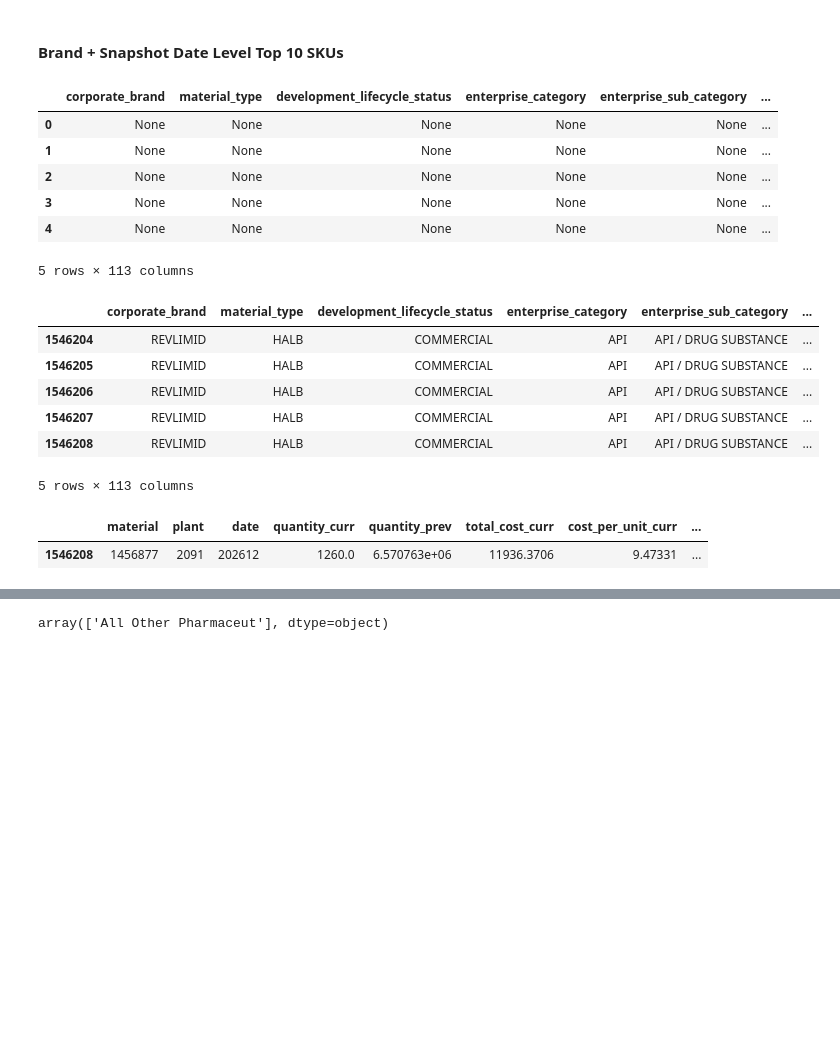
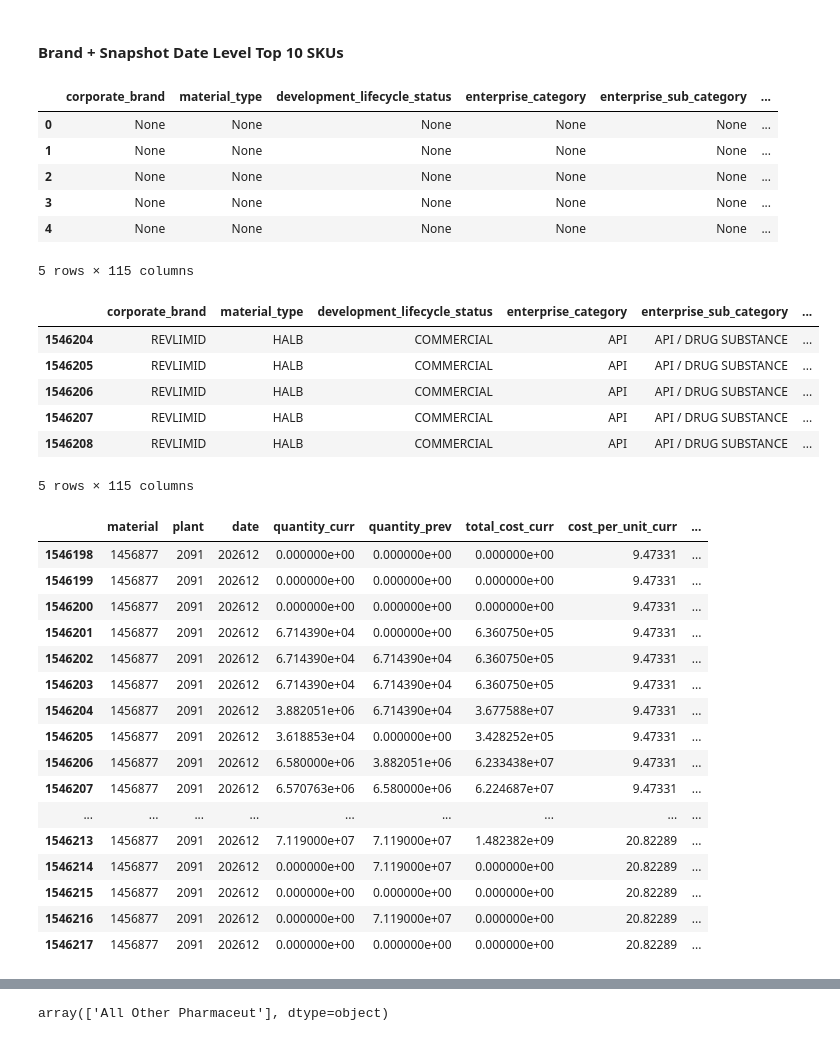
Before and after one commit to yogeshpedi/FIP_RCA, a Jupyter notebook: notebooks/FIP_RCA_AllBrands_3YE.ipynb, the cells around one changed output, grey strips where cells are left out. Cells and saved outputs as stored; diff of their text form; code cells hidden in the pictures; blank space fills up the shorter version.

```diff
--- a/notebooks/FIP_RCA_AllBrands_3YE.ipynb
+++ b/notebooks/FIP_RCA_AllBrands_3YE.ipynb
@@ -592,7 +592,7 @@ final_rca_frame["is_qty_present_greater0"] = (
 ).astype(int)
 
 # 1) history_weeks_count
-final_rca_frame["history_weeks_count"] = (
+final_rca_frame["history_weeks_count_greater0"] = (
     final_rca_frame
     .groupby(["material", "plant","date"])["is_qty_present_greater0"]
     .rolling(window=12, min_periods=1)
@@ -602,25 +602,24 @@ final_rca_frame["history_weeks_count"] = (
 
 final_rca_frame["hist_count"] = (
     final_rca_frame
-    .groupby(["material", "plant","date"])["delta_quantity"]
-    .cumcount()
+        .groupby(["material", "plant", "date"])["quantity_curr"]
+        .transform(lambda x: x.notna().cumsum() - 1)
 )
 
 final_rca_frame["has_sufficient_6periods"] = (
-    final_rca_frame["history_weeks_count"] >= 6
+    final_rca_frame["hist_count"] >= 6
 )
 
 
 # 2) presence_stability_score
 final_rca_frame["presence_stability_score"] = (
-    final_rca_frame["history_weeks_count"] / 12
+    final_rca_frame["hist_count"] / 12
 ).clip(upper=1.0)
 
-
-# 3) history_confidence
+# 3) History confidence (intentionally mirrors stability)
 final_rca_frame["history_confidence"] = (
-    final_rca_frame["history_weeks_count"] / 12
-).clip(upper=1.0)                                       # check
+    final_rca_frame["hist_count"] / 12
+).clip(upper=1.0)
 
 
 # 4) sku_presence_class
@@ -702,9 +701,6 @@ final_rca_frame["dominance_instability_flag"] = (
 
 
 # 8) RCA Mode
-# -----------------------------
-# RCA mode assignment (SAFE)
-# -----------------------------
 
 conditions = [
     # 1) No RCA: UOM change or duplicate SKU–plant
@@ -1141,10 +1137,10 @@ final_rca_frame["is_signal_base"] = ~final_rca_frame["is_noise_base"]
 final_rca_frame["is_explainable"] = (
     # data quality must be OK
     (~final_rca_frame["uom_change_flag"]) &
-    (~final_rca_frame["duplicate_sku_plant_flag"]) &
-
-    # must not be lifecycle noise
-    (final_rca_frame["sku_presence_class"] == "STABLE")
+    (~final_rca_frame["duplicate_sku_plant_flag"])
+    # &
+    # # must not be lifecycle noise -- needs data backed thresholds to handle different edge cases
+    # (final_rca_frame["sku_presence_class"] == "STABLE")
 )
 
 final_rca_frame["is_noise_governed"] = (
@@ -1166,13 +1162,6 @@ final_rca_frame.loc[
 
 final_rca_frame.loc[
     final_rca_frame["noise_reason"].isna() &
-    (final_rca_frame["sku_presence_class"] != "STABLE"),
-    "noise_reason"
-] = "ERRATIC"
-
-
-final_rca_frame.loc[
-    final_rca_frame["noise_reason"].isna() &
     final_rca_frame["is_noise_base"],
     "noise_reason"
 ] = "STATISTICAL_NOISE"
@@ -1227,7 +1216,7 @@ final_rca_frame.head()
 | 2 | None | None | None | None | None | ... |
 | 3 | None | None | None | None | None | ... |
 | 4 | None | None | None | None | None | ... |
-5 rows × 113 columns
+5 rows × 115 columns
 # %%
 v = final_rca_frame[(final_rca_frame["corporate_brand"]=='REVLIMID') & (final_rca_frame ["snapshot_date"] > "2025-11-09")
     &   (final_rca_frame ["material"] == '1456877')]
@@ -1239,26 +1228,41 @@ v.head()
 | 1546206 | REVLIMID | HALB | COMMERCIAL | API | API / DRUG SUBSTANCE | ... |
 | 1546207 | REVLIMID | HALB | COMMERCIAL | API | API / DRUG SUBSTANCE | ... |
 | 1546208 | REVLIMID | HALB | COMMERCIAL | API | API / DRUG SUBSTANCE | ... |
-5 rows × 113 columns
+5 rows × 115 columns
 # %%
 cols = ['material', 'plant', 'date', 'quantity_curr','quantity_prev', 'total_cost_curr','cost_per_unit_curr',
     "snapshot_date",'quantity_persistence_score','rolling_avg_delta_qty_12w','delta_qty_rolling_mad_12w', 'trend_strength','has_valid_cp_strength',
-       'rolling_avg_delta_qty_6w', 'trend_confirmed','change_point_detected', 'is_noise_base', 'is_signal_base','is_top10_contributor']
+       'rolling_avg_delta_qty_6w', 'trend_confirmed','change_point_detected', 'is_noise_base', 'is_signal_base','is_noise_governed','is_signal_governed']
 # ,'quantity_z_scr','has_quantity_zscore',
 #        'is_statistical_outlier_qty', 'qty_abs_pct_threshold',
 #        'is_pct_outlier_qty','is_structural_extreme_qty', 'is_quantity_outlier']
 
 
 v1 = final_rca_frame.loc[
-    (final_rca_frame["snapshot_date"] == "2025-12-05") &
+    (final_rca_frame["snapshot_date"] >= "2025-10-01") &
     (final_rca_frame["date"] == "202612") &
     (final_rca_frame["material"] == "1456877"),
     cols
 ]
 v1
 # %% [output]
 |  | material | plant | date | quantity_curr | quantity_prev | total_cost_curr | cost_per_unit_curr | ... |
-| 1546208 | 1456877 | 2091 | 202612 | 1260.0 | 6.570763e+06 | 11936.3706 | 9.47331 | ... |
+| 1546198 | 1456877 | 2091 | 202612 | 0.000000e+00 | 0.000000e+00 | 0.000000e+00 | 9.47331 | ... |
+| 1546199 | 1456877 | 2091 | 202612 | 0.000000e+00 | 0.000000e+00 | 0.000000e+00 | 9.47331 | ... |
+| 1546200 | 1456877 | 2091 | 202612 | 0.000000e+00 | 0.000000e+00 | 0.000000e+00 | 9.47331 | ... |
+| 1546201 | 1456877 | 2091 | 202612 | 6.714390e+04 | 0.000000e+00 | 6.360750e+05 | 9.47331 | ... |
+| 1546202 | 1456877 | 2091 | 202612 | 6.714390e+04 | 6.714390e+04 | 6.360750e+05 | 9.47331 | ... |
+| 1546203 | 1456877 | 2091 | 202612 | 6.714390e+04 | 6.714390e+04 | 6.360750e+05 | 9.47331 | ... |
+| 1546204 | 1456877 | 2091 | 202612 | 3.882051e+06 | 6.714390e+04 | 3.677588e+07 | 9.47331 | ... |
+| 1546205 | 1456877 | 2091 | 202612 | 3.618853e+04 | 0.000000e+00 | 3.428252e+05 | 9.47331 | ... |
+| 1546206 | 1456877 | 2091 | 202612 | 6.580000e+06 | 3.882051e+06 | 6.233438e+07 | 9.47331 | ... |
+| 1546207 | 1456877 | 2091 | 202612 | 6.570763e+06 | 6.580000e+06 | 6.224687e+07 | 9.47331 | ... |
+| ... | ... | ... | ... | ... | ... | ... | ... | ... |
+| 1546213 | 1456877 | 2091 | 202612 | 7.119000e+07 | 7.119000e+07 | 1.482382e+09 | 20.82289 | ... |
+| 1546214 | 1456877 | 2091 | 202612 | 0.000000e+00 | 7.119000e+07 | 0.000000e+00 | 20.82289 | ... |
+| 1546215 | 1456877 | 2091 | 202612 | 0.000000e+00 | 0.000000e+00 | 0.000000e+00 | 20.82289 | ... |
+| 1546216 | 1456877 | 2091 | 202612 | 0.000000e+00 | 7.119000e+07 | 0.000000e+00 | 20.82289 | ... |
+| 1546217 | 1456877 | 2091 | 202612 | 0.000000e+00 | 0.000000e+00 | 0.000000e+00 | 20.82289 | ... |
 # %%
 # 1478550 @1037
 # %%
```
Also changed, not shown: parts of 4 cells of this notebook, 3 other files.
